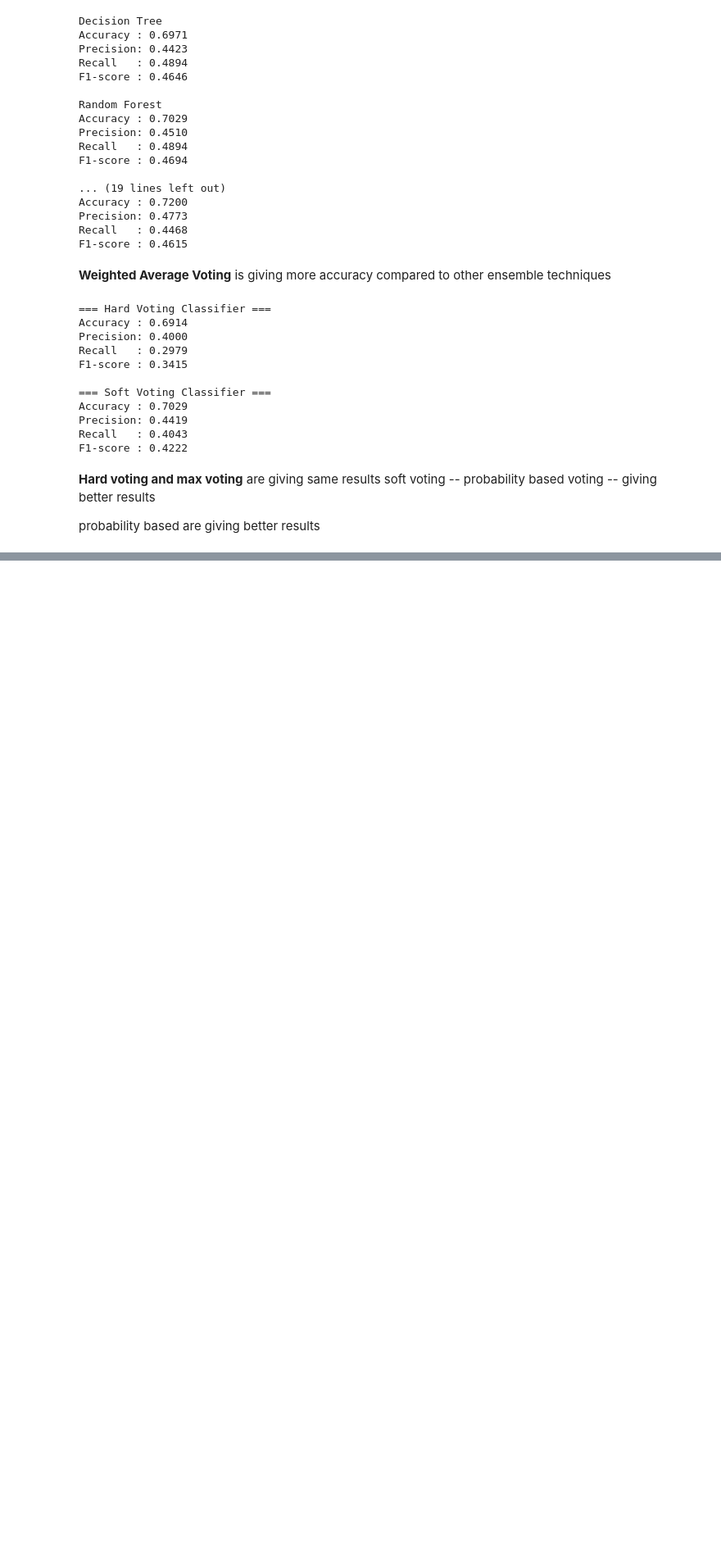
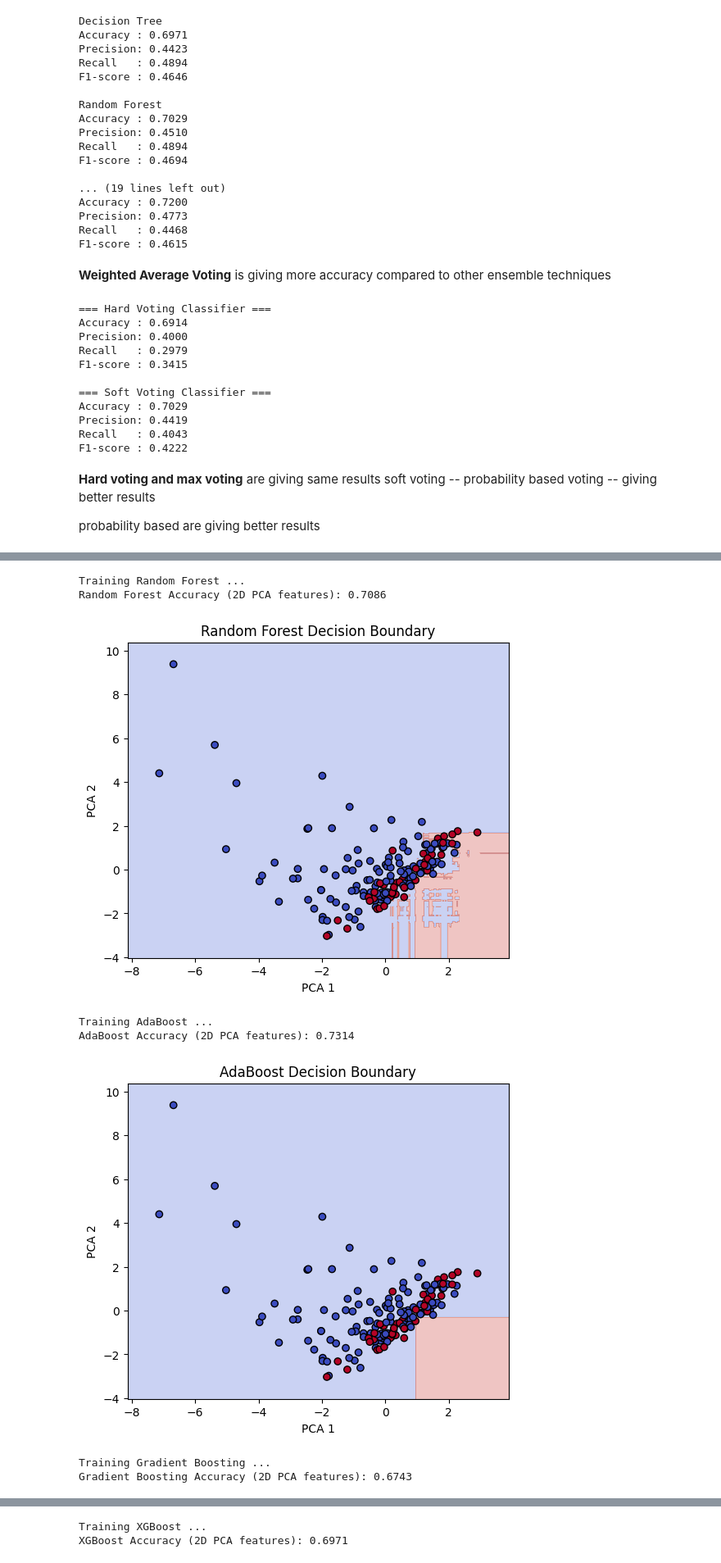
Before and after one commit to Madathanapalleleena/ML_LAB_152, a Jupyter notebook: ml_lab_ensemble.ipynb, the cells around one changed output, grey strips where cells are left out. Shown: that part at 82% size. Cells and saved outputs as stored; diff of their text form; code cells hidden in the pictures; blank space fills up the shorter version.

Commit message:
Performed bagging techniques, and also exploring boosting techniques

```diff
--- a/ml_lab_ensemble.ipynb
+++ b/ml_lab_ensemble.ipynb
@@ -308,0 +668,62 @@ probability based are giving better results
+# %%
+df = pd.read_csv("indian_liver_patient.csv")
+df.fillna(df.mean(numeric_only=True), inplace=True)
+le = LabelEncoder()
+df['Gender'] = le.fit_transform(df['Gender'])
+
+X = df.drop('Dataset', axis=1)
+y = df['Dataset']
+y = y.map({1: 0, 2: 1})
+
+scaler = StandardScaler()
+X_scaled = scaler.fit_transform(X)
+
+
+pca = PCA(n_components=2)
+X_pca = pca.fit_transform(X_scaled)
+
+X_train, X_test, y_train, y_test = train_test_split(X_pca, y, test_size=0.3, random_state=42)
+
+# Ensemble models (trained on PCA data)
+models = {
+    "Random Forest": RandomForestClassifier(n_estimators=100, max_depth=5, random_state=42),
+    "AdaBoost": AdaBoostClassifier(n_estimators=100, learning_rate=0.5, random_state=42),
+    "Gradient Boosting": GradientBoostingClassifier(n_estimators=100, learning_rate=0.1, max_depth=3, random_state=42),
+    "XGBoost": XGBClassifier(n_estimators=100, learning_rate=0.1, max_depth=3,
+                             use_label_encoder=False, eval_metric='logloss', random_state=42),
+    "CatBoost": CatBoostClassifier(iterations=100, learning_rate=0.1, depth=3, verbose=0, random_state=42)
+}
+
+# Function to plot decision boundary
+def plot_decision_boundary(model, X, y, title):
+    x_min, x_max = X[:, 0].min() - 1, X[:, 0].max() + 1
+    y_min, y_max = X[:, 1].min() - 1, X[:, 1].max() + 1
+    xx, yy = np.meshgrid(np.arange(x_min, x_max, 0.02),
+                         np.arange(y_min, y_max, 0.02))
+    Z = model.predict(np.c_[xx.ravel(), yy.ravel()])
+    Z = Z.reshape(xx.shape)
+
+    plt.figure(figsize=(6, 5))
+    plt.contourf(xx, yy, Z, alpha=0.3, cmap=plt.cm.coolwarm)
+    plt.scatter(X[:, 0], X[:, 1], c=y, cmap=plt.cm.coolwarm, edgecolor='k')
+    plt.title(title)
+    plt.xlabel("PCA 1")
+    plt.ylabel("PCA 2")
+    plt.show()
+
+# Train models and visualize decision boundaries
+for name, model in models.items():
+    print(f"\nTraining {name} ...")
+    model.fit(X_train, y_train)
+    acc = accuracy_score(y_test, model.predict(X_test))
+    print(f"{name} Accuracy (2D PCA features): {acc:.4f}")
+    plot_decision_boundary(model, X_test, y_test, f"{name} Decision Boundary")
+# %% [output]
+Training Random Forest ...
+Random Forest Accuracy (2D PCA features): 0.7086
+[figure, added]
+Training AdaBoost ...
+AdaBoost Accuracy (2D PCA features): 0.7314
+[figure, added]
+Training Gradient Boosting ...
+Gradient Boosting Accuracy (2D PCA features): 0.6743
@@ -308,0 +731,2 @@ probability based are giving better results
+Training XGBoost ...
+XGBoost Accuracy (2D PCA features): 0.6971
```
Also changed, not shown: parts of 22 cells of this notebook.
